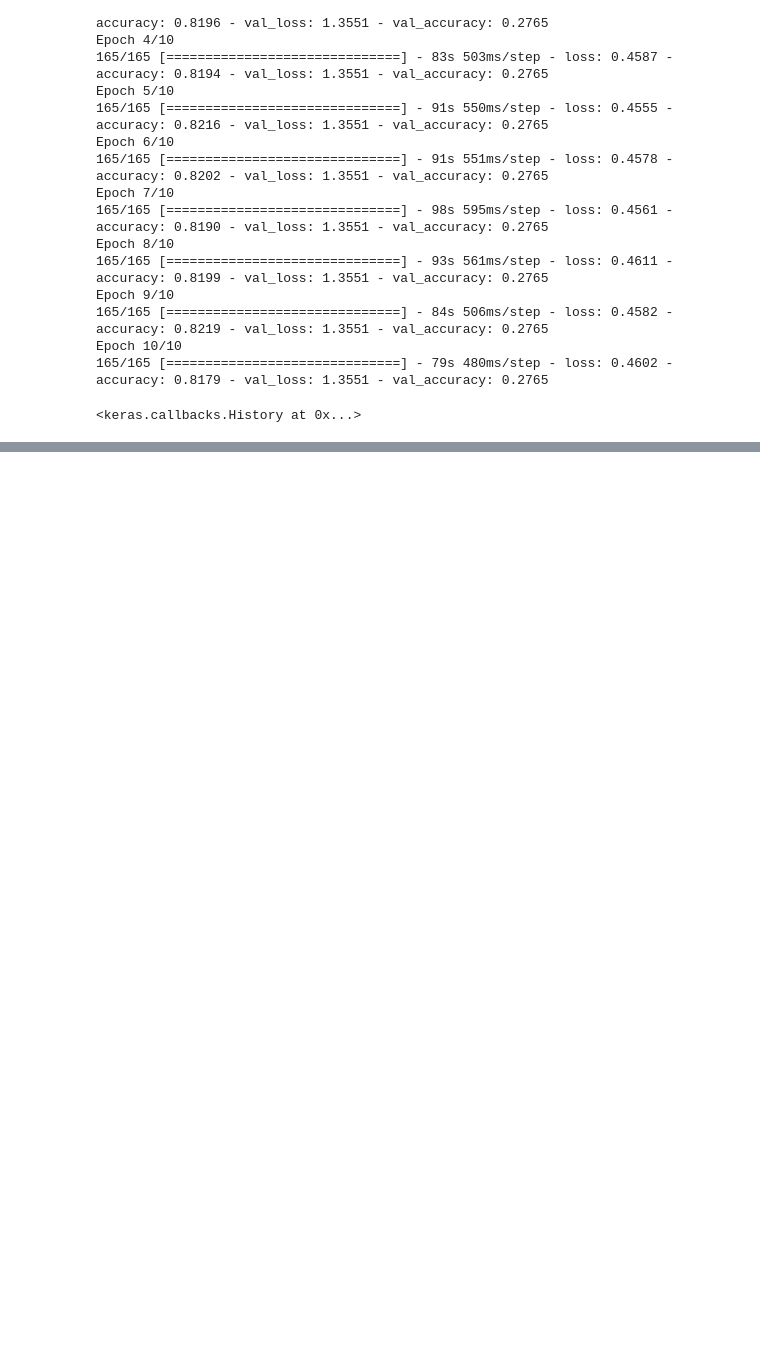
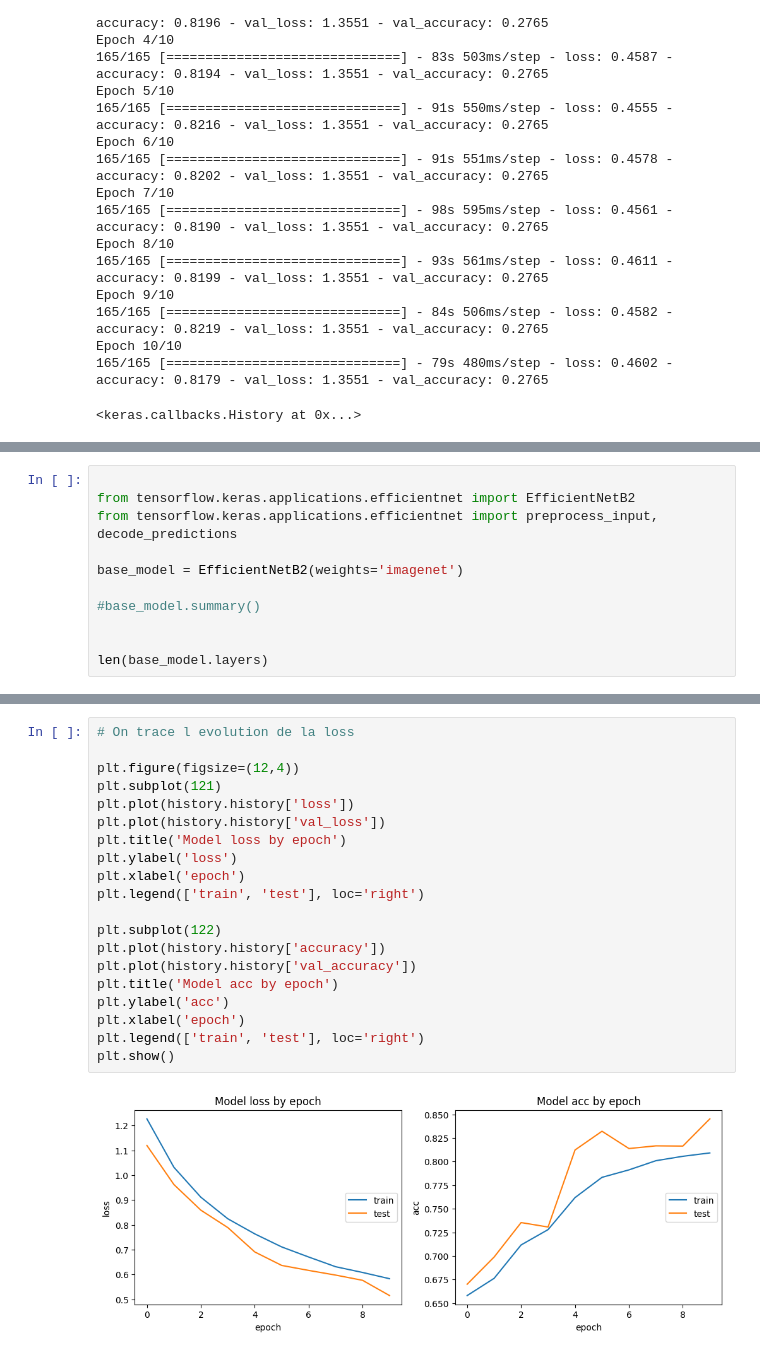
Before and after one commit to mmelkowski/radio_pulmo, a Jupyter notebook: notebooks/CHO_notebook_model_Keras.ipynb, the cells around one changed output, grey strips where cells are left out. Drawn from its saved outputs; the diff is of its cells as text; blank space fills up the shorter version.

```diff
--- a/notebooks/CHO_notebook_model_Keras.ipynb
+++ b/notebooks/CHO_notebook_model_Keras.ipynb
@@ -581,0 +662,11 @@ model.fit(train_dataset, # use augmented images for train
+# %%
+
+from tensorflow.keras.applications.efficientnet import EfficientNetB2
+from tensorflow.keras.applications.efficientnet import preprocess_input, decode_predictions
+
+base_model = EfficientNetB2(weights='imagenet')
+
+#base_model.summary()
+
+
+len(base_model.layers)
@@ -581,0 +752,22 @@ model.fit(train_dataset, # use augmented images for train
+# %%
+# On trace l evolution de la loss
+
+plt.figure(figsize=(12,4))
+plt.subplot(121)
+plt.plot(history.history['loss'])
+plt.plot(history.history['val_loss'])
+plt.title('Model loss by epoch')
+plt.ylabel('loss')
+plt.xlabel('epoch')
+plt.legend(['train', 'test'], loc='right')
+
+plt.subplot(122)
+plt.plot(history.history['accuracy'])
+plt.plot(history.history['val_accuracy'])
+plt.title('Model acc by epoch')
+plt.ylabel('acc')
+plt.xlabel('epoch')
+plt.legend(['train', 'test'], loc='right')
+plt.show()
+# %% [output]
+[figure, added]
```
Also changed, not shown: parts of 23 cells of this notebook.
